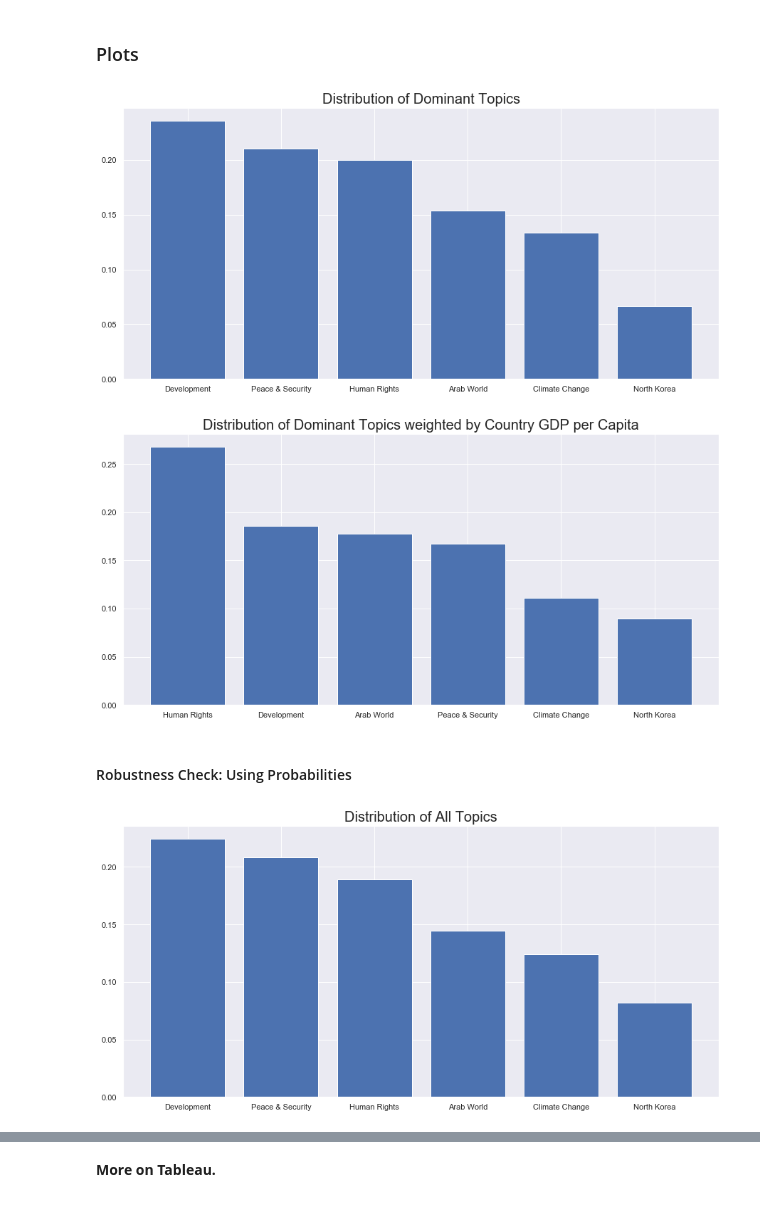
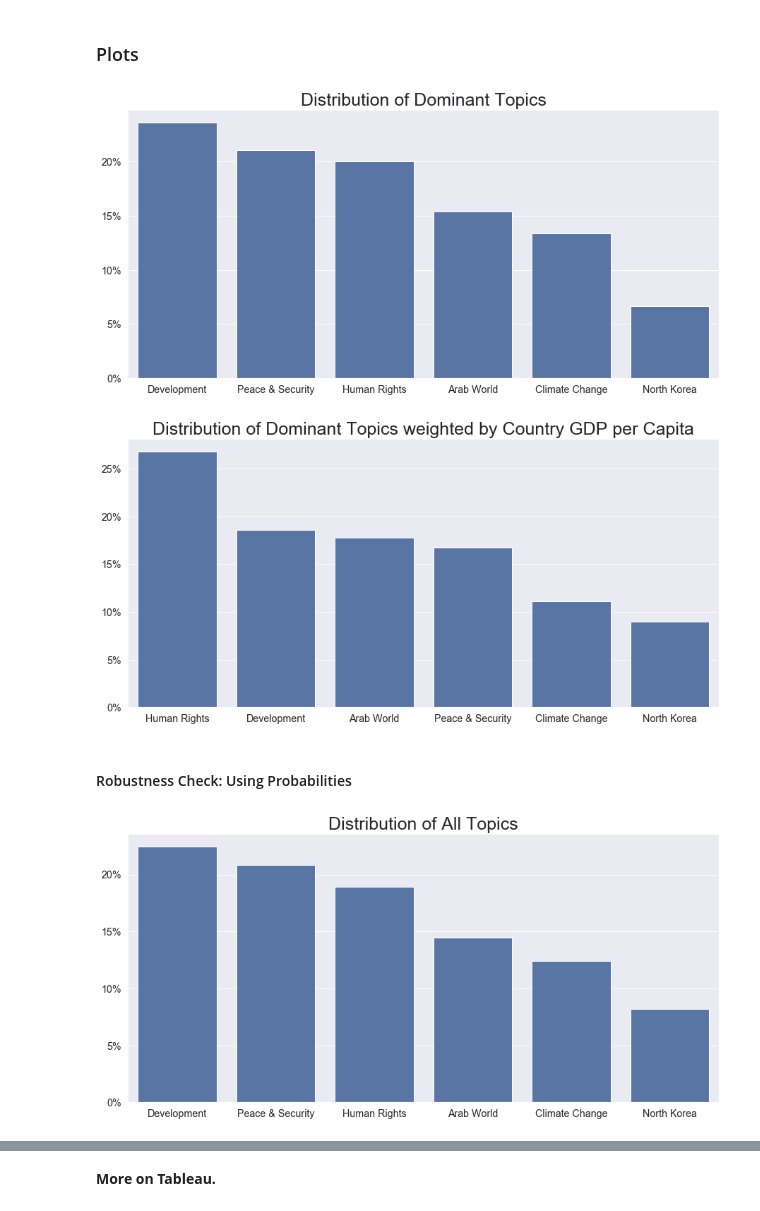
Before and after one commit to nico-gj/2017_un_speeches, a Jupyter notebook: scripts/2017_analysis.ipynb, the cells around one changed output, grey strips where cells are left out. Drawn from its saved outputs; the diff is of its cells as text; code cells hidden in the pictures.

Commit message:
updated plots

```diff
--- a/scripts/2017_analysis.ipynb
+++ b/scripts/2017_analysis.ipynb
@@ -264,6 +264,7 @@ bag_of_words_pca = pd.DataFrame(pca.transform(df))
 bag_of_words_pca = pd.concat([un_speeches[['country', 'region', 'continent', 'area', 'gdp_per_capita']], bag_of_words_pca], axis=1)
 bag_of_words_pca.rename(columns={0:'PCA_Axis_1', 1:'PCA_Axis_2'}, inplace=True)
 # %%
+sns.set(font_scale=1.3)
 fig, ax = plt.subplots(figsize=(15, 10))
 sns.scatterplot(ax=ax, x=bag_of_words_pca['PCA_Axis_1'], y=bag_of_words_pca['PCA_Axis_2'],
                 hue=bag_of_words_pca['continent'], s=75)
@@ -276,4 +277,5 @@ plt.show()
 # %%
+sns.set(font_scale=1.3)
 fig, ax = plt.subplots(figsize=(15, 10))
 sns.scatterplot(ax=ax, x=bag_of_words_pca['PCA_Axis_1'], y=bag_of_words_pca['PCA_Axis_2'],
                 hue=bag_of_words_pca['gdp_per_capita'], s=75)
@@ -369,15 +371,19 @@ df.to_csv('../output/speech_topics_2017.csv', index=False)
 ### Plots
 # %%
 def plot_bar(freq, var1, var2, title, filename):
+    sns.set(font_scale=1.3)
     fig, ax = plt.subplots(figsize=(15, 7))
-    ax.bar(freq[var1], freq[var2])
-    ax.set_title(title, fontdict={'fontsize': 20, 'fontweight': 'light'})
+    sns.barplot(x=var1, y=var2, data=freq, color=sns.color_palette()[0])
+    ax.set_title(title, fontdict={'fontsize': 25})
+    ax.set_xlabel("")
+    ax.set_ylabel("")
+    ax.set_yticklabels(['{:,.0%}'.format(x) for x in ax.get_yticks()])
     plt.savefig('../output/figures/{}.png'.format(filename), bbox_inches='tight')
 # %%
 freq = pd.DataFrame(df['dom_theme'].value_counts(normalize=True)).reset_index()
-plot_bar(freq, 'index', 'dom_theme', 'Distribution of Dominant Topics', 'dom_topcs_fig1')
+plot_bar(freq, 'index', 'dom_theme', 'Distribution of Dominant Topics', 'dom_top_fig1')
 # %% [output]
-[figure, old version]
+[figure, new version]
 # %%
 freq = df[['country', 'dom_theme']]
 freq = pd.merge(freq, countries_info, how='left', on='country')
@@ -386,10 +392,10 @@ freq = freq.groupby('dom_theme')['gdp_per_capita'].sum().reset_index()
 freq['value'] = freq['gdp_per_capita']/normalizer
 freq = freq.sort_values('value', ascending=False)
 plot_bar(
-    freq, 'dom_theme', 'value', 'Distribution of Dominant Topics weighted by Country GDP per Capita', 'dom_topcs_fig2'
+    freq, 'dom_theme', 'value', 'Distribution of Dominant Topics weighted by Country GDP per Capita', 'dom_top_fig2'
 )
 # %% [output]
-[figure, old version]
+[figure, new version]
 # %% [markdown]
 #### Robustness Check: Using Probabilities
 # %%
@@ -400,15 +406,15 @@ weights['weighted_value'] = weights['value']*weights['gdp_per_capita']
 # %%
 freq = weights.groupby('variable')
 freq = pd.DataFrame({
     'value': freq['value'].sum()
     , 'nb_countries': freq['country'].count()
 }).reset_index()
 freq['value'] = freq['value']/freq['nb_countries']
 freq.rename(columns={'variable': 'topic'}, inplace=True)
 freq = pd.merge(freq, relevant_topics, how='inner', on='topic').sort_values('value', ascending=False)
-plot_bar(freq, 'theme', 'value', 'Distribution of All Topics', 'all_topcs_fig1')
+plot_bar(freq, 'theme', 'value', 'Distribution of All Topics', 'all_top_fig1')
 # %% [output]
-[figure, old version]
+[figure, new version]
 # %%
 freq = weights.groupby('variable')
 freq = pd.DataFrame({
```
Also changed, not shown: parts of 3 cells of this notebook, 11 other files.
